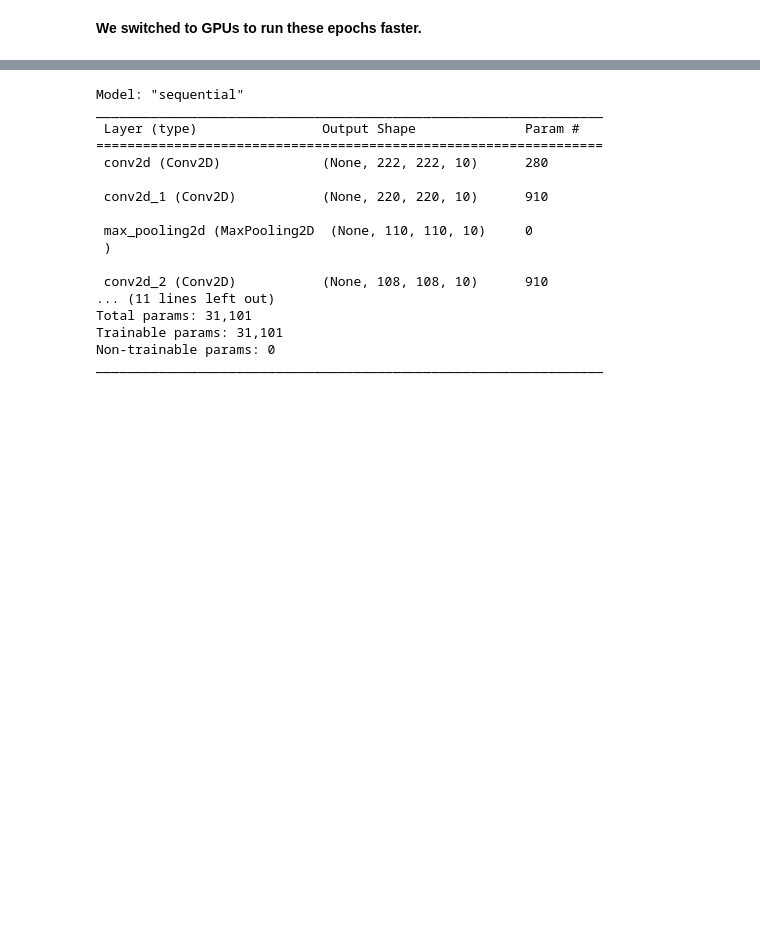
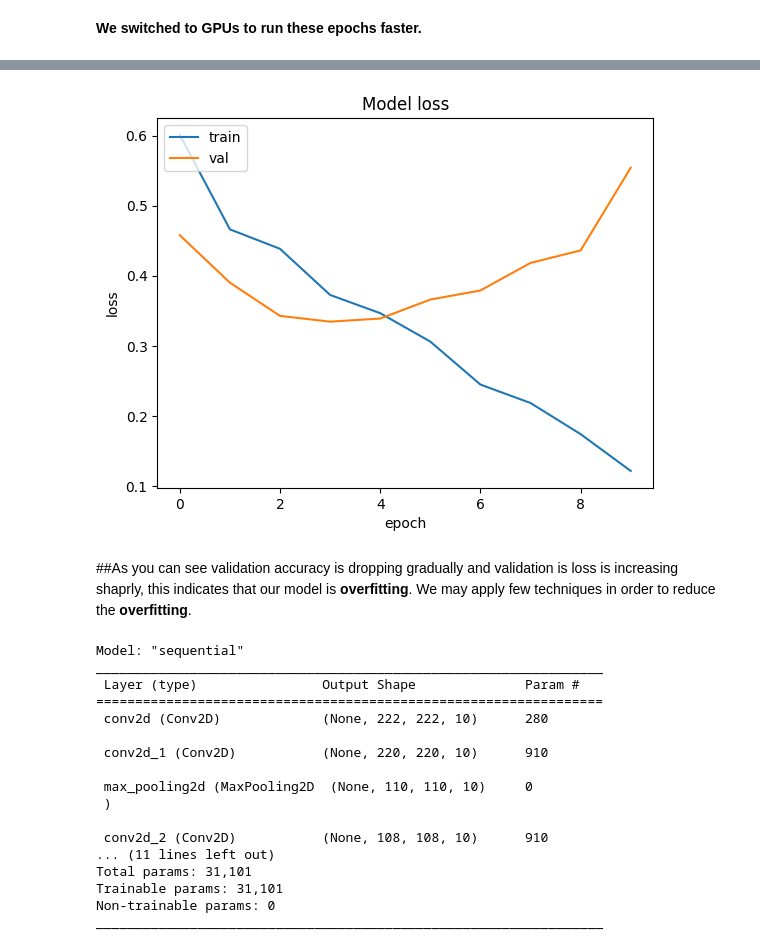
Before and after one commit to Kaushal-Top5699/tensorflow_cnn_cv, a Jupyter notebook: tensorflow_cnn_cv.ipynb, the cells around one changed output, grey strips where cells are left out. Cells and saved outputs as stored; diff of their text form; code cells hidden in the pictures; blank space fills up the shorter version.

```diff
--- a/tensorflow_cnn_cv.ipynb
+++ b/tensorflow_cnn_cv.ipynb
@@ -206,3 +231,9 @@ Epoch 5/5
+# %%
+plot_curves(history, "loss", "val_loss")
+# %% [output]
+[figure, added]
+# %% [markdown]
+##As you can see validation accuracy is dropping gradually and validation is loss is increasing shaprly, this indicates that our model is **overfitting**. We may apply few techniques in order to reduce the **overfitting**.
 # %%
 model_1.summary()
 # %% [output]
```
Also changed, not shown: parts of 28 cells of this notebook.
